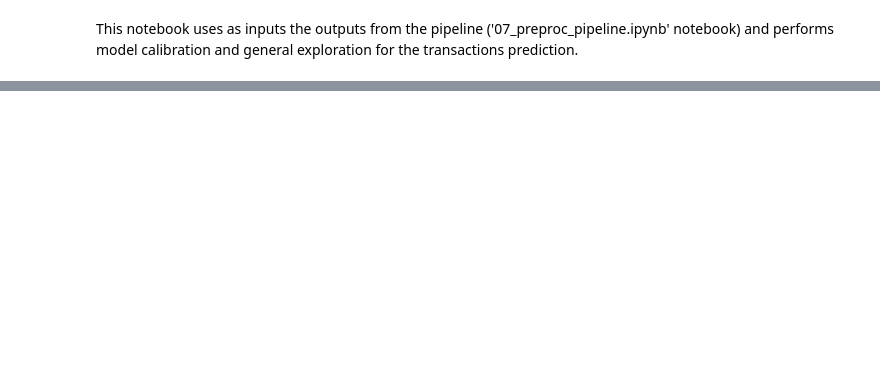
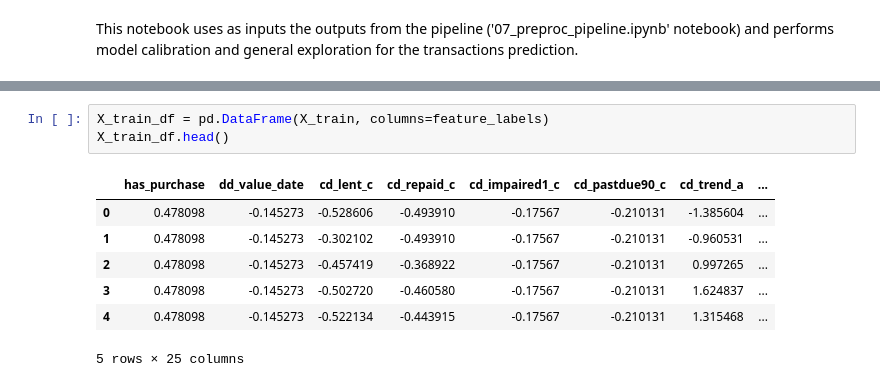
Before and after one commit to davidemariani/networkAnalysisForML, a Jupyter notebook: 08_benchmark_models.ipynb, the cells around one changed output, grey strips where cells are left out. Drawn from its saved outputs; the diff is of its cells as text; blank space fills up the shorter version.

```diff
--- a/08_benchmark_models.ipynb
+++ b/08_benchmark_models.ipynb
@@ -48,0 +74,11 @@ def model_diag(model, X_train, y_train, CrossValFolds=5, run_confusion_matrix=Fa
+# %%
+X_train_df = pd.DataFrame(X_train, columns=feature_labels)
+X_train_df.head()
+# %% [output]
+|  | has_purchase | dd_value_date | cd_lent_c | cd_repaid_c | cd_impaired1_c | cd_pastdue90_c | cd_trend_a | ... |
+| 0 | 0.478098 | -0.145273 | -0.528606 | -0.493910 | -0.17567 | -0.210131 | -1.385604 | ... |
+| 1 | 0.478098 | -0.145273 | -0.302102 | -0.493910 | -0.17567 | -0.210131 | -0.960531 | ... |
+| 2 | 0.478098 | -0.145273 | -0.457419 | -0.368922 | -0.17567 | -0.210131 | 0.997265 | ... |
+| 3 | 0.478098 | -0.145273 | -0.502720 | -0.460580 | -0.17567 | -0.210131 | 1.624837 | ... |
+| 4 | 0.478098 | -0.145273 | -0.522134 | -0.443915 | -0.17567 | -0.210131 | 1.315468 | ... |
+5 rows × 25 columns
```
Also changed, not shown: parts of 16 cells of this notebook, 1 other file.
